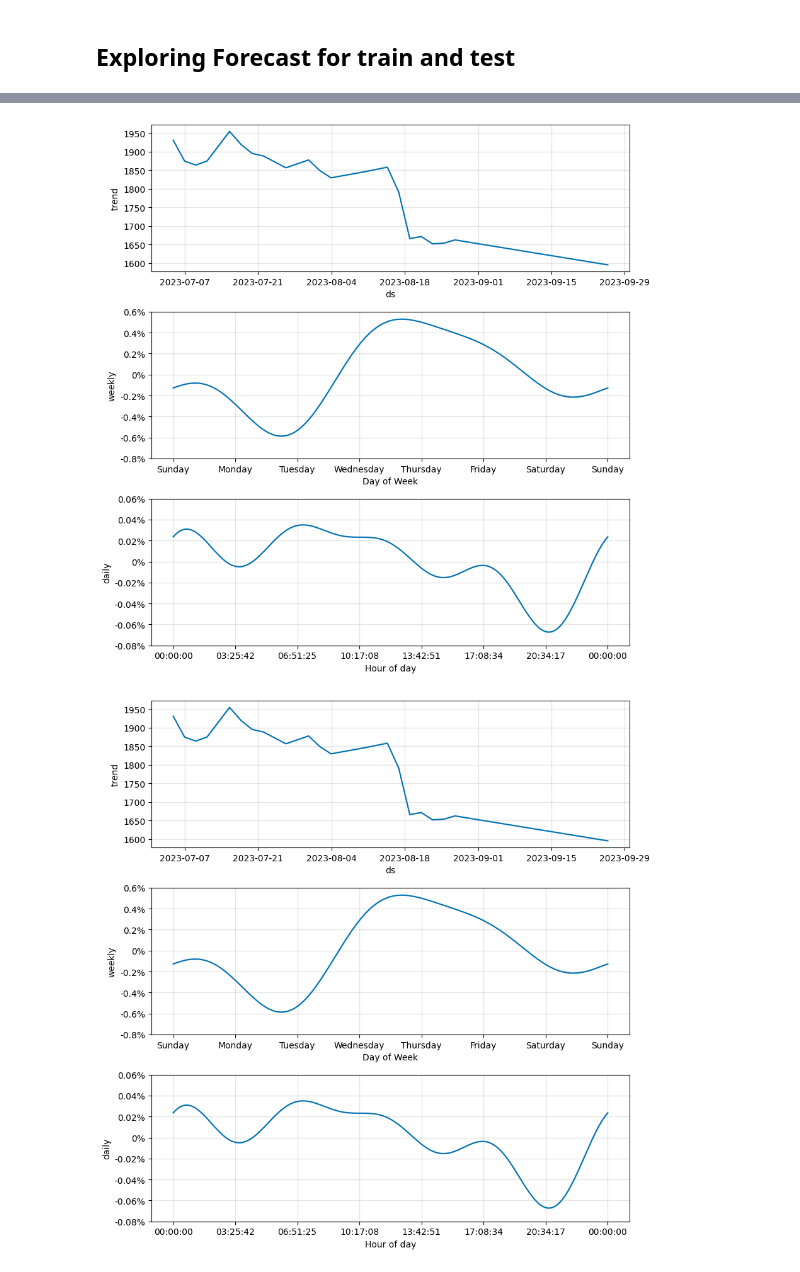
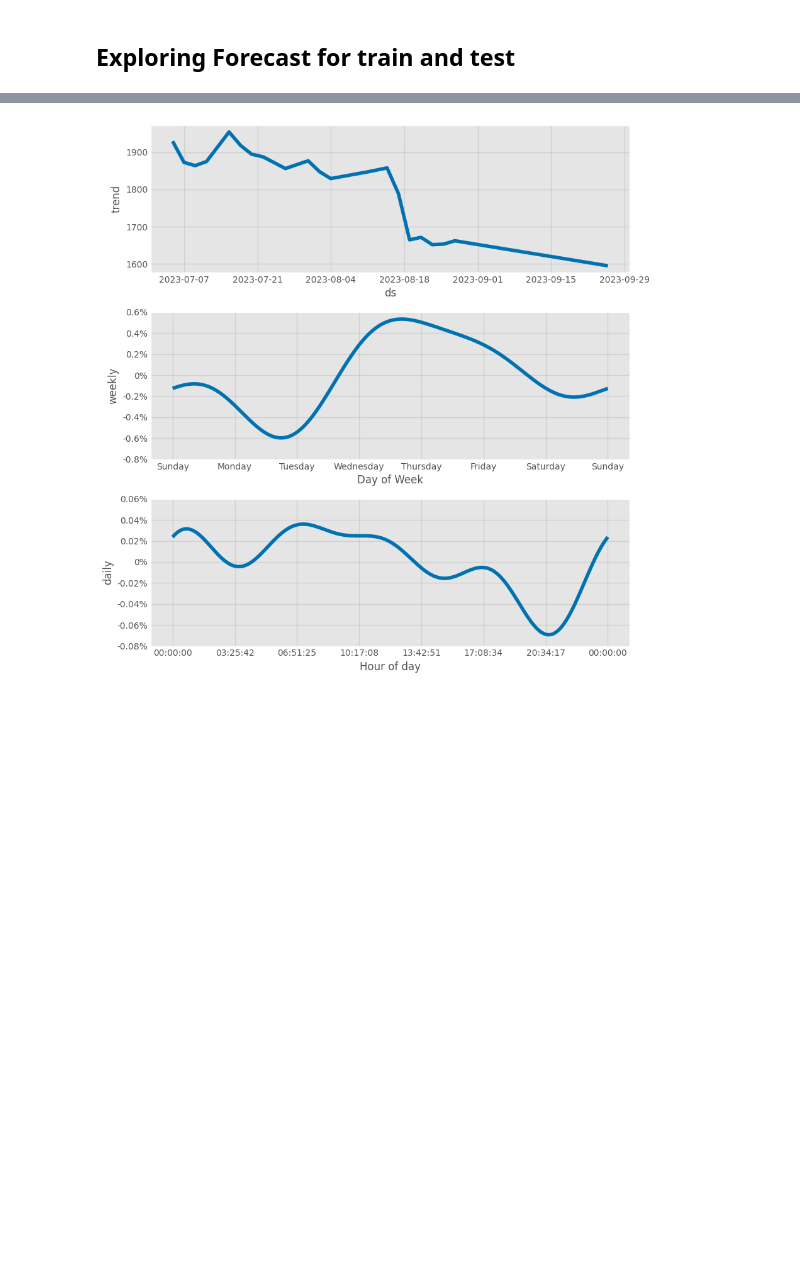
Before and after one commit to jeremiah-toribio/ethy-prophet, a Jupyter notebook: eth.ipynb, the cells around one changed output, grey strips where cells are left out. Saved outputs shown, nothing was run; the diff lists cells and outputs as text; code cells hidden in the pictures; blank space fills up the shorter version.

```diff
--- a/eth.ipynb
+++ b/eth.ipynb
@@ -19,6 +19,7 @@ from math import sqrt
 # viz
 import seaborn as sns
 import matplotlib.pyplot as plt
+plt.style.use('fivethirtyeight')
 # tsa split
 from sklearn.model_selection import TimeSeriesSplit
 from sklearn.model_selection import ParameterGrid
@@ -274,8 +275,8 @@ for x in grid:
     train_forecast = train_model_loop.make_future_dataframe(periods=4, freq='H',include_history = False)
     train_forecast = train_model_loop.predict(train_forecast)
     pred=train_forecast[['ds','yhat']]
-    MAPE = mean_absolute_percentage_error(test_model.y.tail(4),abs(pred[['yhat']]))
-    RMSE = sqrt(mean_squared_error(test_model.y.tail(4),abs(pred[['yhat']])))
+    MAPE = mean_absolute_percentage_error(train_model.y.tail(4),abs(pred[['yhat']]))
+    RMSE = sqrt(mean_squared_error(train_model.y.tail(4),abs(pred[['yhat']])))
     print('Mean Absolute Percentage Error(MAPE): +++++++',round(MAPE * 100, 4) )
     print('Root Mean Squared Error(RMSE): +++++++',round(RMSE, 4) )
     end = timer()
@@ -403,7 +407,7 @@ m.plot(forecast)
 # %%
 # train components give lots of insight into trend, weekly and daily data
 
-m.plot_components(forecast)
+with plt.style.context('ggplot'):
+  m.plot_components(forecast)
 # %% [output]
-[figure, old version]
+[figure, new version]
-[figure, removed]
```
Also changed, not shown: parts of 19 cells of this notebook.
